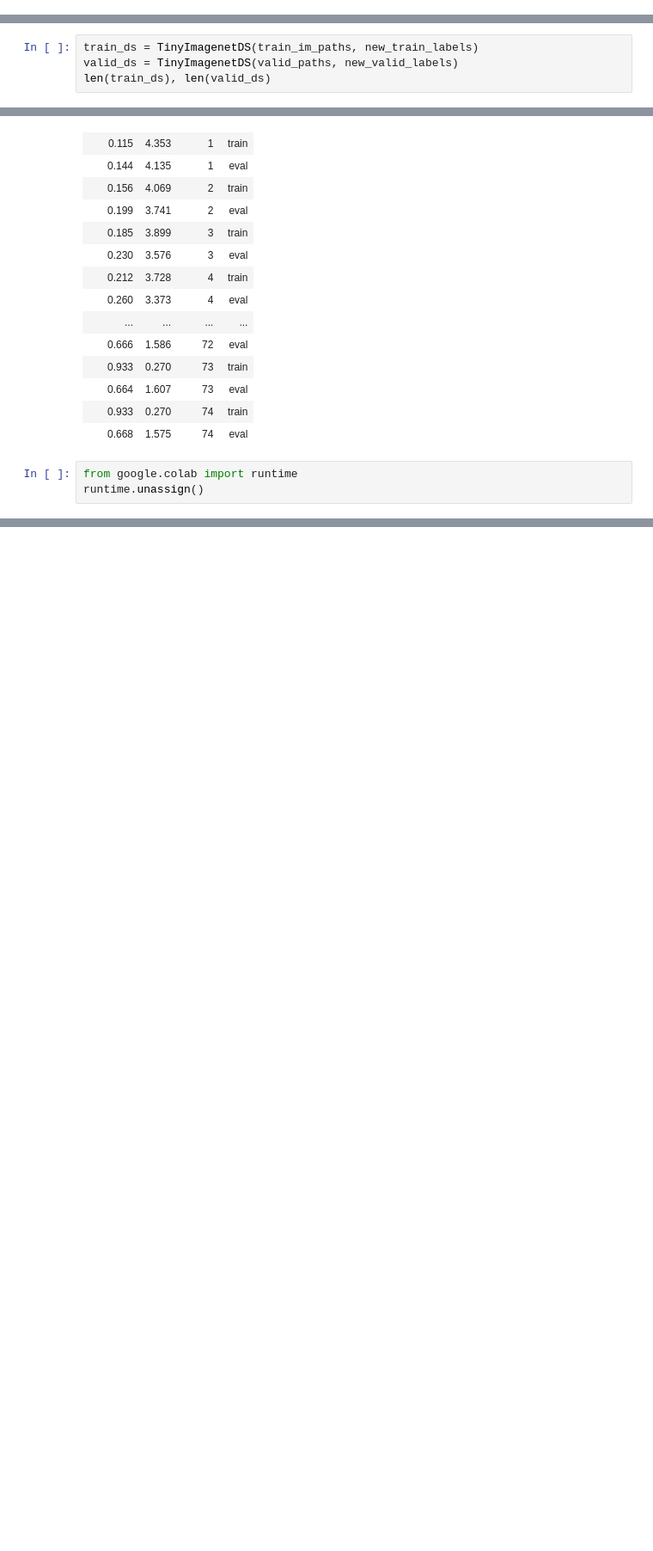
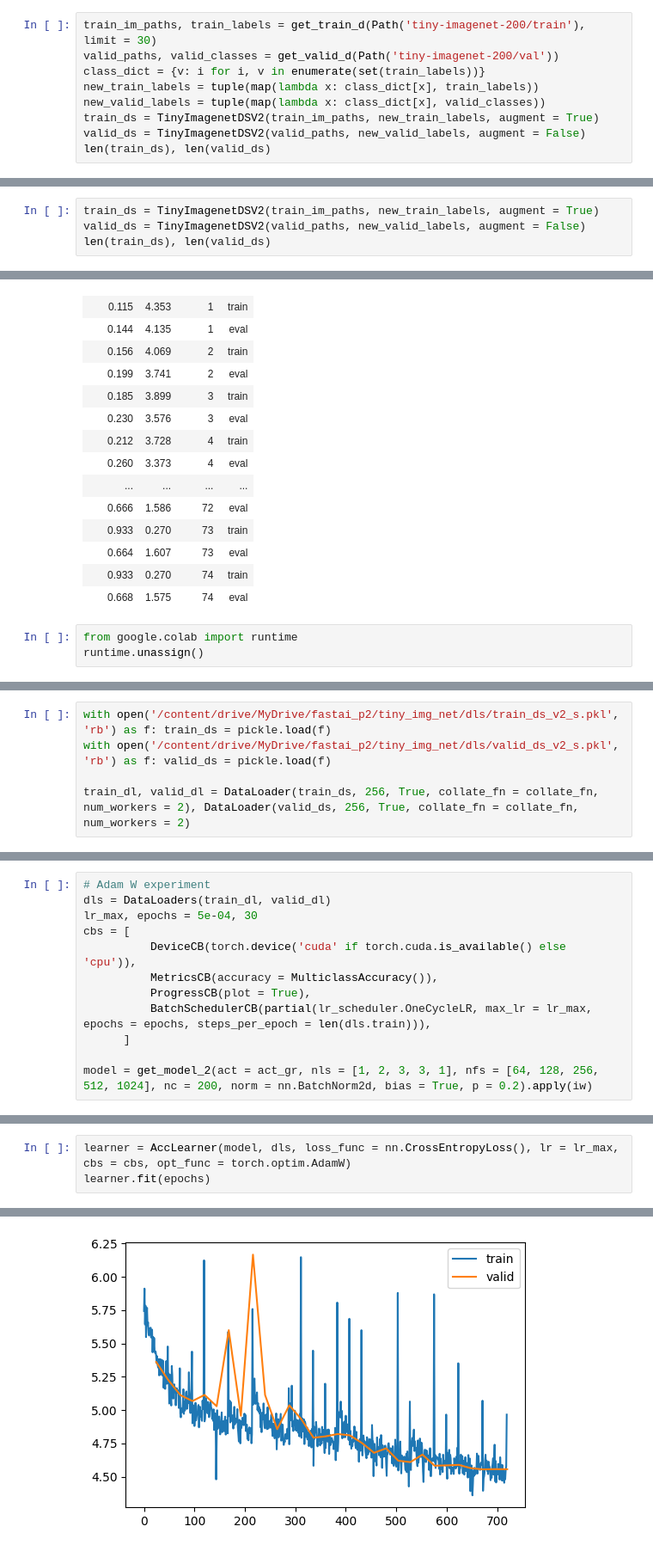
Before and after one commit to pranay8297/fastaip2, a Jupyter notebook: pre_act_experimentation.ipynb, the cells around one changed output, grey strips where cells are left out. Shown: that part at 86% size. Saved outputs shown, nothing was run; the diff lists cells and outputs as text; blank space fills up the shorter version.

Commit message:
Image level augmentation with new one cycle learning rate with early tip off 50 epoch - 66.7 Acc - 0.01 less than 75 epoch one.

```diff
--- a/pre_act_experimentation.ipynb
+++ b/pre_act_experimentation.ipynb
@@ -383,3 +450,12 @@ valid_paths, valid_classes = get_valid_d(Path('tiny-imagenet-200/val'))
+# %%
+train_im_paths, train_labels = get_train_d(Path('tiny-imagenet-200/train'), limit = 30)
+valid_paths, valid_classes = get_valid_d(Path('tiny-imagenet-200/val'))
+class_dict = {v: i for i, v in enumerate(set(train_labels))}
+new_train_labels = tuple(map(lambda x: class_dict[x], train_labels))
+new_valid_labels = tuple(map(lambda x: class_dict[x], valid_classes))
+train_ds = TinyImagenetDSV2(train_im_paths, new_train_labels, augment = True)
+valid_ds = TinyImagenetDSV2(valid_paths, new_valid_labels, augment = False)
+len(train_ds), len(valid_ds)
 # %%
 class_dict = {v: i for i, v in enumerate(set(train_labels))}
 new_train_labels = tuple(map(lambda x: class_dict[x], train_labels))
@@ -395,7 +471,7 @@ class TinyImagenetDS:
 
   def __len__(self): return len(self.im_paths)
 # %%
-train_ds = TinyImagenetDS(train_im_paths, new_train_labels)
-valid_ds = TinyImagenetDS(valid_paths, new_valid_labels)
+train_ds = TinyImagenetDSV2(train_im_paths, new_train_labels, augment = True)
+valid_ds = TinyImagenetDSV2(valid_paths, new_valid_labels, augment = False)
 len(train_ds), len(valid_ds)
 # %% [output]
@@ -611,0 +693,5 @@ runtime.unassign()
+# %%
+with open('/content/drive/MyDrive/fastai_p2/tiny_img_net/dls/train_ds_v2_s.pkl', 'rb') as f: train_ds = pickle.load(f)
+with open('/content/drive/MyDrive/fastai_p2/tiny_img_net/dls/valid_ds_v2_s.pkl', 'rb') as f: valid_ds = pickle.load(f)
+
+train_dl, valid_dl = DataLoader(train_ds, 256, True, collate_fn = collate_fn, num_workers = 2), DataLoader(valid_ds, 256, True, collate_fn = collate_fn, num_workers = 2)
@@ -611,0 +708,12 @@ runtime.unassign()
+# %%
+# Adam W experiment
+dls = DataLoaders(train_dl, valid_dl)
+lr_max, epochs = 5e-04, 30
+cbs = [
+          DeviceCB(torch.device('cuda' if torch.cuda.is_available() else 'cpu')),
+          MetricsCB(accuracy = MulticlassAccuracy()),
+          ProgressCB(plot = True),
+          BatchSchedulerCB(partial(lr_scheduler.OneCycleLR, max_lr = lr_max, epochs = epochs, steps_per_epoch = len(dls.train))),
+      ]
+
+model = get_model_2(act = act_gr, nls = [1, 2, 3, 3, 1], nfs = [64, 128, 256, 512, 1024], nc = 200, norm = nn.BatchNorm2d, bias = True, p = 0.2).apply(iw)
@@ -611,0 +726,4 @@ runtime.unassign()
+# %%
+learner = AccLearner(model, dls, loss_func = nn.CrossEntropyLoss(), lr = lr_max, cbs = cbs, opt_func = torch.optim.AdamW)
+learner.fit(epochs)
+# %% [output]
@@ -611,0 +747 @@ runtime.unassign()
+[figure, added]
```
Also changed, not shown: parts of 25 cells of this notebook.
